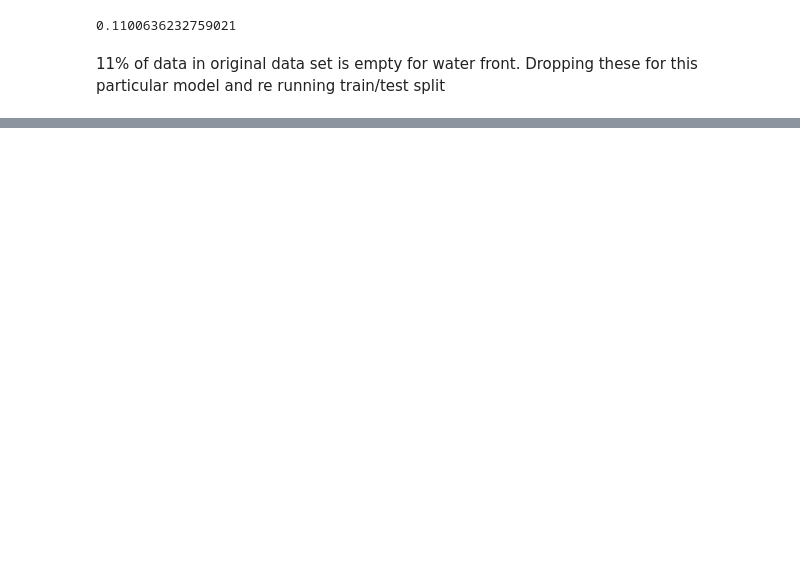
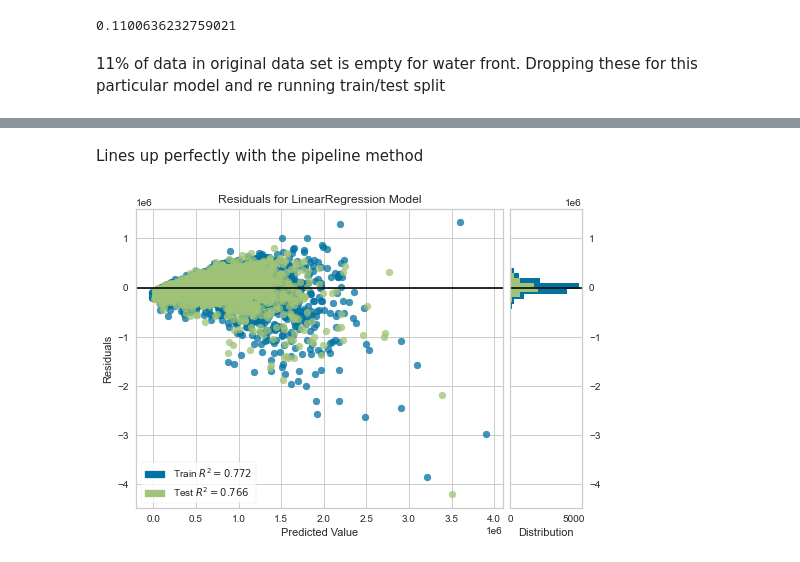
Before and after one commit to ssaeed85/dsc-ph2-KingsCountyRealEstate, a Jupyter notebook: Workspace/Saad/Notebook.ipynb, the cells around one changed output, grey strips where cells are left out. Drawn from its saved outputs; the diff is of its cells as text; code cells hidden in the pictures; blank space fills up the shorter version.

```diff
--- a/Workspace/Saad/Notebook.ipynb
+++ b/Workspace/Saad/Notebook.ipynb
@@ -396,0 +533,4 @@ pipe.score(X_test_subset, y_test)
+# %%
+cols = ['bedrooms','bathrooms','sqft_living','view','condition','zipcode']
+X_train_subset = X_train[cols]
+X_test_subset = X_test[cols]
@@ -396,0 +553,7 @@ pipe.score(X_test_subset, y_test)
+# %%
+#USE encoded training and test  sets here!
+
+pipe = make_pipeline(StandardScaler(), LinearRegression())
+pipe.fit(X_train_enc, y_train)
+print("Training Score:",pipe.score(X_train_enc, y_train))
+print("Test Score:",pipe.score(X_test_enc, y_test))
@@ -396,0 +575,14 @@ pipe.score(X_test_subset, y_test)
+# %%
+#Scale
+scaler = StandardScaler()
+scaler.fit(X_train_enc,y_train)
+
+X_train_scaled = scaler.transform(X_train_enc)
+X_test_scaled = scaler.transform(X_test_enc)
+# %%
+#Linear Regression
+lr = LinearRegression()
+lr.fit(X_train_scaled,y_train)
+
+train_preds=lr.predict(X_train_scaled)
+test_preds=lr.predict(X_test_scaled)
@@ -396,0 +634,15 @@ pipe.score(X_test_subset, y_test)
+# %% [markdown]
+Lines up perfectly with the pipeline method
+# %%
+# visualizing our residuals
+# https://www.scikit-yb.org/en/latest/api/regressor/residuals.html
+from yellowbrick.regressor import ResidualsPlot
+
+visualizer = ResidualsPlot(lr)
+
+visualizer.fit(X_train_scaled, y_train)  # Fit the training data to the visualizer
+visualizer.score(X_test_scaled, y_test)  # Evaluate the model on the test data
+visualizer.show()
+plt.show()
+# %% [output]
+[figure, added]
```
Also changed, not shown: parts of 84 cells of this notebook, 1 other file.
